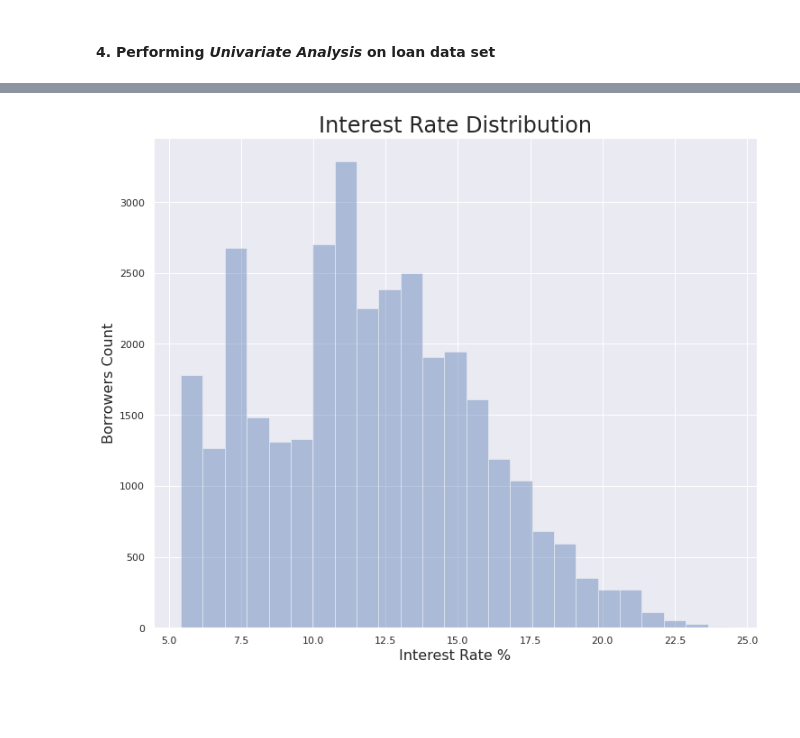
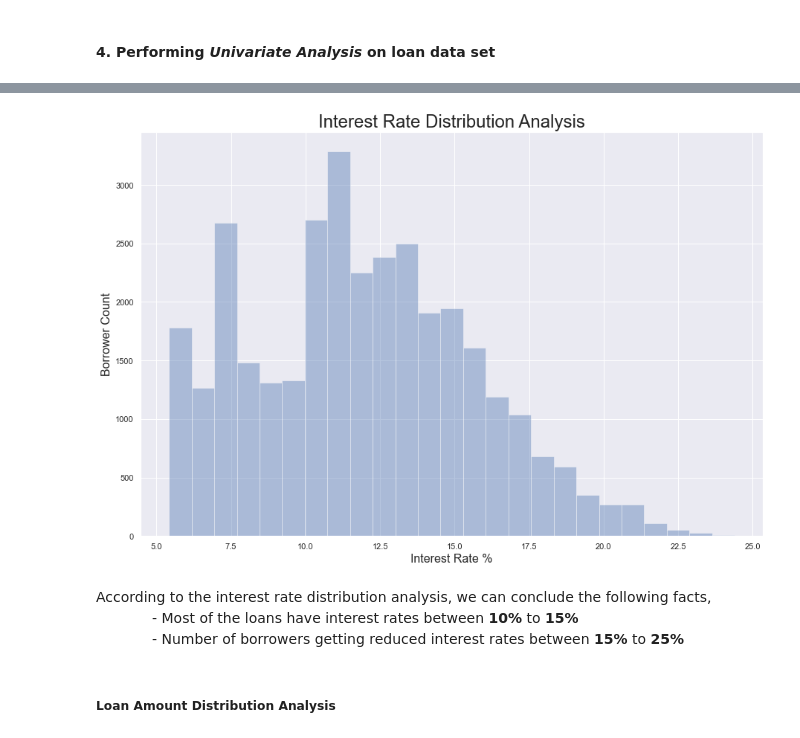
Before and after one commit to edwinttmm/LendingClubCaseStudy, a Jupyter notebook: LendingClubCaseStudySolution.ipynb, the cells around one changed output, grey strips where cells are left out. Cells and saved outputs as stored; diff of their text form; code cells hidden in the pictures; blank space fills up the shorter version.

```diff
--- a/LendingClubCaseStudySolution.ipynb
+++ b/LendingClubCaseStudySolution.ipynb
@@ -293,7 +293,7 @@ loan_data.emp_length = loan_data.emp_length.apply(lambda x: 0 if x=='< 1 year' e
 # %%
 # segregate last_pymnt_d into issue_d_month & issue_d_year
 loan_data['issue_d_month'] = loan_data.issue_d.str.split('-', 1).str[0]
-loan_data['issue_d_year'] = loan_data.issue_d.str.split('-', 1).str[1].apply(lambda x: '20'+x)
+loan_data['issue_d_year'] = loan_data.issue_d.str.split('-', 1).str[1].apply(lambda x: int('20'+x))
 # %%
 # segregate earliest_cr_line into earliest_cr_line_month & earliest_cr_line_year
 loan_data['earliest_cr_line_month'] = loan_data.earliest_cr_line.str.split('-', 1).str[0]
@@ -441,9 +451,10 @@ def univar(variable1,title,xlabel,yabel,a,b):
         plt.ylabel(yabel, fontsize=16);
         plt.show()
 # %%
-def uni_dist(variable2,title,xlabel,yabel):
-        sns.distplot(loan_data[variable2],bins=25, kde=False)
-        sns.set(rc={'figure.figsize':(12,10)})
+# creating the method for plot distplot chart
+def univar_dist(variable2,title,xlabel,yabel,bin_count,a,b):
+        sns.distplot(loan_data[variable2],bins=bin_count, kde=False)
+        sns.set(rc={'figure.figsize':(a,b)})
         plt.title(title, fontsize=24)
         plt.xlabel(xlabel, fontsize=16);
         plt.ylabel(yabel, fontsize=16);
@@ -461,5 +476,12 @@ According to the above analysis of loan status records, we can conclude the foll
 # %%
-uni_dist('int_rate','Interest Rate Distribution','Interest Rate %','Borrowers Count')
+# plotting the interest rate distribution chart
+univar_dist('int_rate','Interest Rate Distribution Analysis','Interest Rate %','Borrower Count',25,15,10)
 # %% [output]
-[figure, old version]
+[figure, new version]
+# %% [markdown]
+According to the interest rate distribution analysis, we can conclude the following facts,<br>
+&emsp;&emsp;&emsp;&emsp;- Most of the loans have interest rates between __10%__ to __15%__<br>
+&emsp;&emsp;&emsp;&emsp;- Number of borrowers getting reduced interest rates between __15%__ to __25%__<br>
+# %% [markdown]
+##### Loan Amount Distribution Analysis
 # %%
```
Also changed, not shown: parts of 27 cells of this notebook.
